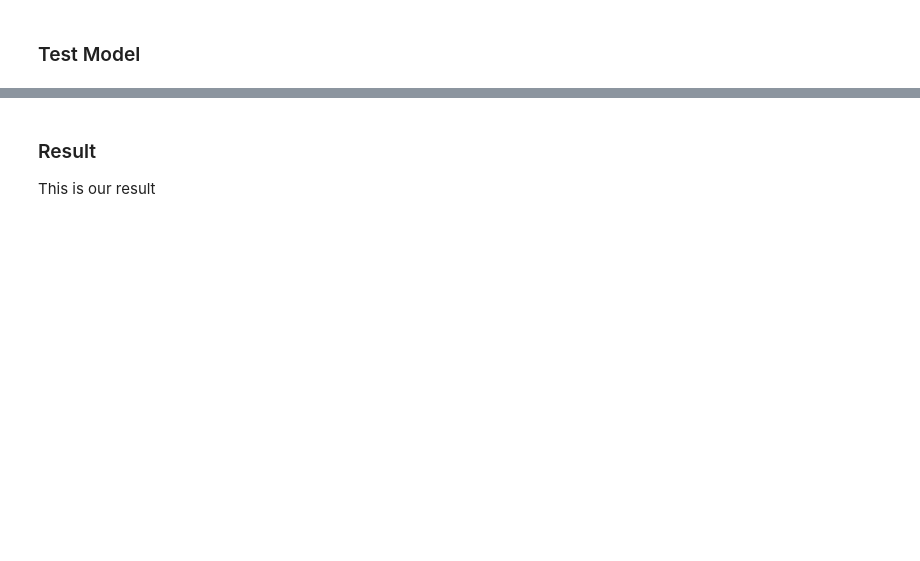
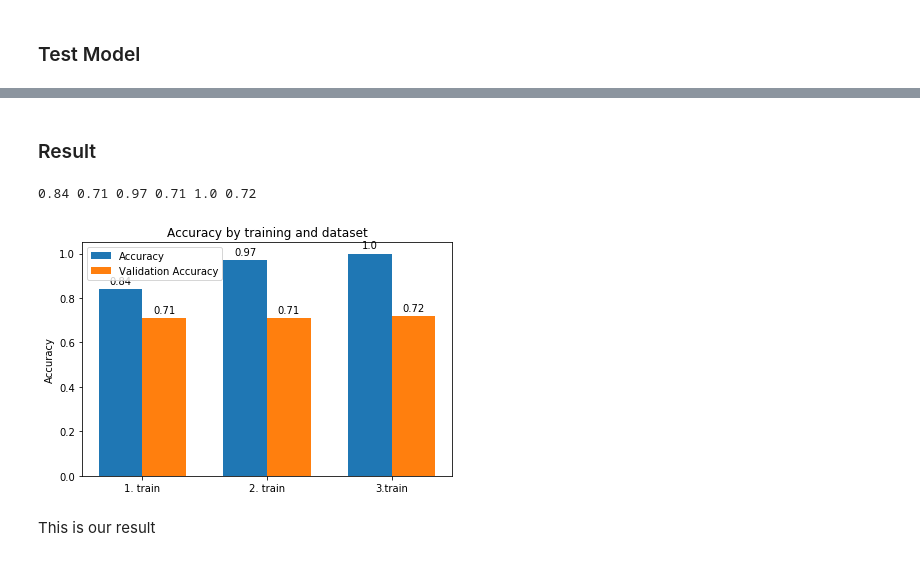
Before and after one commit to LuckyStrike357/atit2_assignment2, a Jupyter notebook: Book_3_Overfitting.ipynb, the cells around one changed output, grey strips where cells are left out. Drawn from its saved outputs; the diff is of its cells as text; code cells hidden in the pictures; blank space fills up the shorter version.

Commit message:
better model

```diff
--- a/Book_3_Overfitting.ipynb
+++ b/Book_3_Overfitting.ipynb
@@ -98,10 +95,11 @@ _________________________________________________________________
 # %% [markdown]
 ### Train Model
 # %%
-model.fit(x_train, y_train,
+train1 = model.fit(x_train, y_train,
           batch_size=500,
           epochs=20,
           verbose=1, #how progress is shown
+          validation_data=(x_test, y_test)
          )
 # %% [output]
 WARNING:tensorflow:From C:\ProgramData\Anaconda3\lib\site-packages\tensorflow\python\ops\math_ops.py:3066: to_int32 (from tensorflow.python.ops.math_ops) is deprecated and will be removed in a future  ...
@@ -125,8 +122,9 @@ Epoch 20/20
 # %%
-model.fit(x_train, y_train,
+train2 = model.fit(x_train, y_train,
           batch_size=250,
           epochs=17,
           verbose=1, #how progress is shown
+          validation_data=(x_test, y_test)
           )
 # %% [output]
 Train on 50000 samples, validate on 10000 samples
@@ -150,8 +147,9 @@ Epoch 17/17
 # %%
-model.fit(x_train, y_train,
+train3 = model.fit(x_train, y_train,
           batch_size=1028,
           epochs=5,
           verbose=1, #how progress is shown
+         validation_data=(x_test, y_test)
           )
 # %% [output]
 Train on 50000 samples, validate on 10000 samples
@@ -172,3 +175,59 @@ Test accuracy: 0.7318
+# %% [markdown]
+### Result
+# %%
+a1 = round(train1.history['acc'][-1],2)
+v1 = round(train1.history['val_acc'][-1],2)
+a2 = round(train2.history['acc'][-1],2)
+v2 = round(train2.history['val_acc'][-1],2)
+a3 = round(train3.history['acc'][-1],2)
+v3 = round(train3.history['val_acc'][-1],2)
+# %%
+print(a1,v1,a2,v2,a3,v3)
+# %% [output]
+0.84 0.71 0.97 0.71 1.0 0.72
+# %%
+import matplotlib
+import matplotlib.pyplot as plt
+import numpy as np
+
+
+labels = ['1. train', '2. train', '3.train']
+accuracy = [a1,a2,a3]
+val_accuracy = [v1,v2,v3]
+
+x = np.arange(len(labels))  # the label locations
+width = 0.35  # the width of the bars
+
+fig, ax = plt.subplots()
+rects1 = ax.bar(x - width/2, accuracy, width, label='Accuracy')
+rects2 = ax.bar(x + width/2, val_accuracy, width, label='Validation Accuracy')
+
+# Add some text for labels, title and custom x-axis tick labels, etc.
+ax.set_ylabel('Accuracy')
+ax.set_title('Accuracy by training and dataset')
+ax.set_xticks(x)
+ax.set_xticklabels(labels)
+ax.legend()
+
+
+def autolabel(rects):
+    """Attach a text label above each bar in *rects*, displaying its height."""
+    for rect in rects:
+        height = rect.get_height()
+        ax.annotate('{}'.format(height),
+                    xy=(rect.get_x() + rect.get_width() / 2, height),
+                    xytext=(0, 3),  # 3 points vertical offset
+                    textcoords="offset points",
+                    ha='center', va='bottom')
+
+
+autolabel(rects1)
+autolabel(rects2)
+
+fig.tight_layout()
+
+plt.show()
+# %% [output]
+[figure, added]
 # %% [markdown]
-### Result
 This is our result
```
Also changed, not shown: parts of 14 cells of this notebook, 1 other file.
